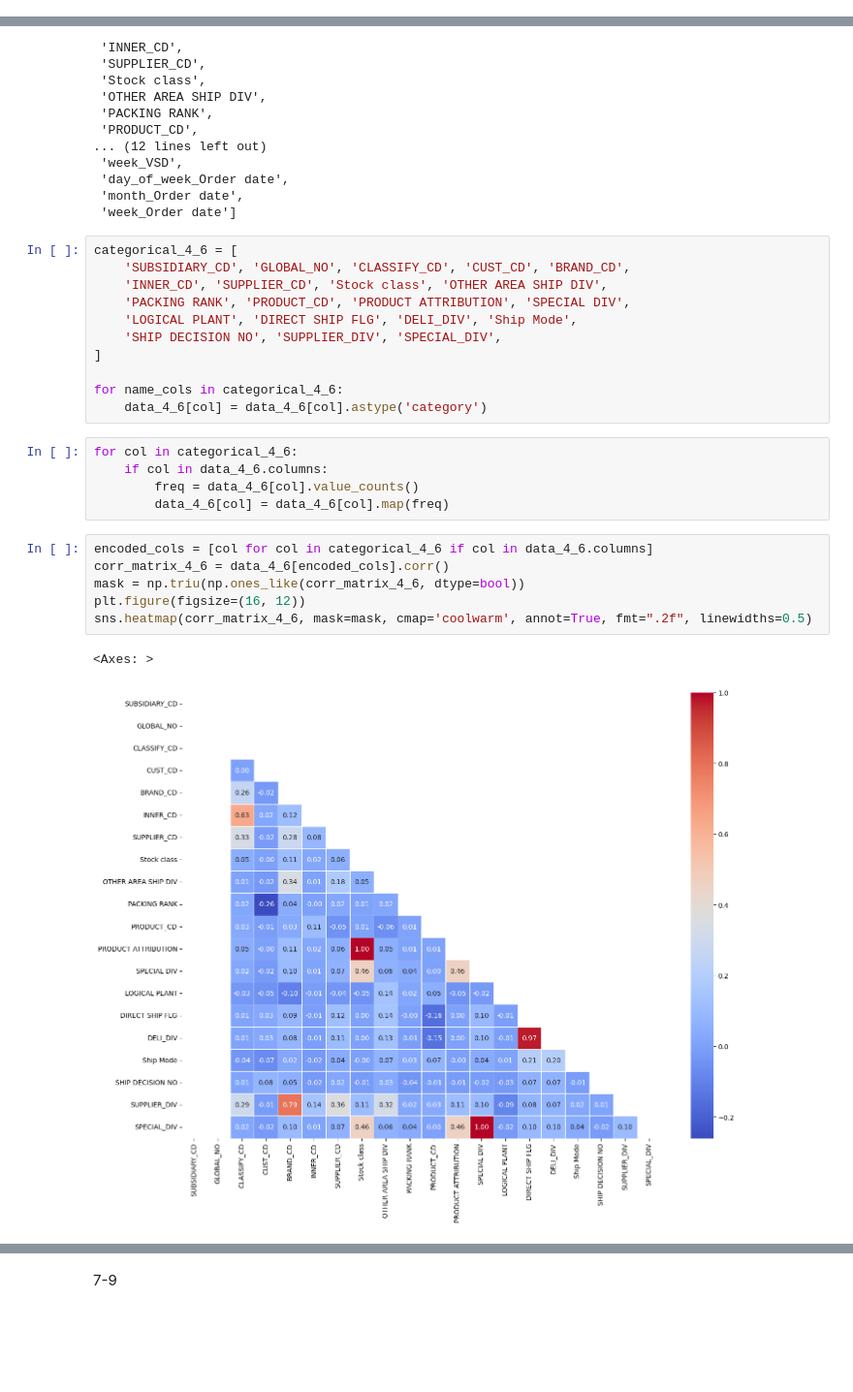
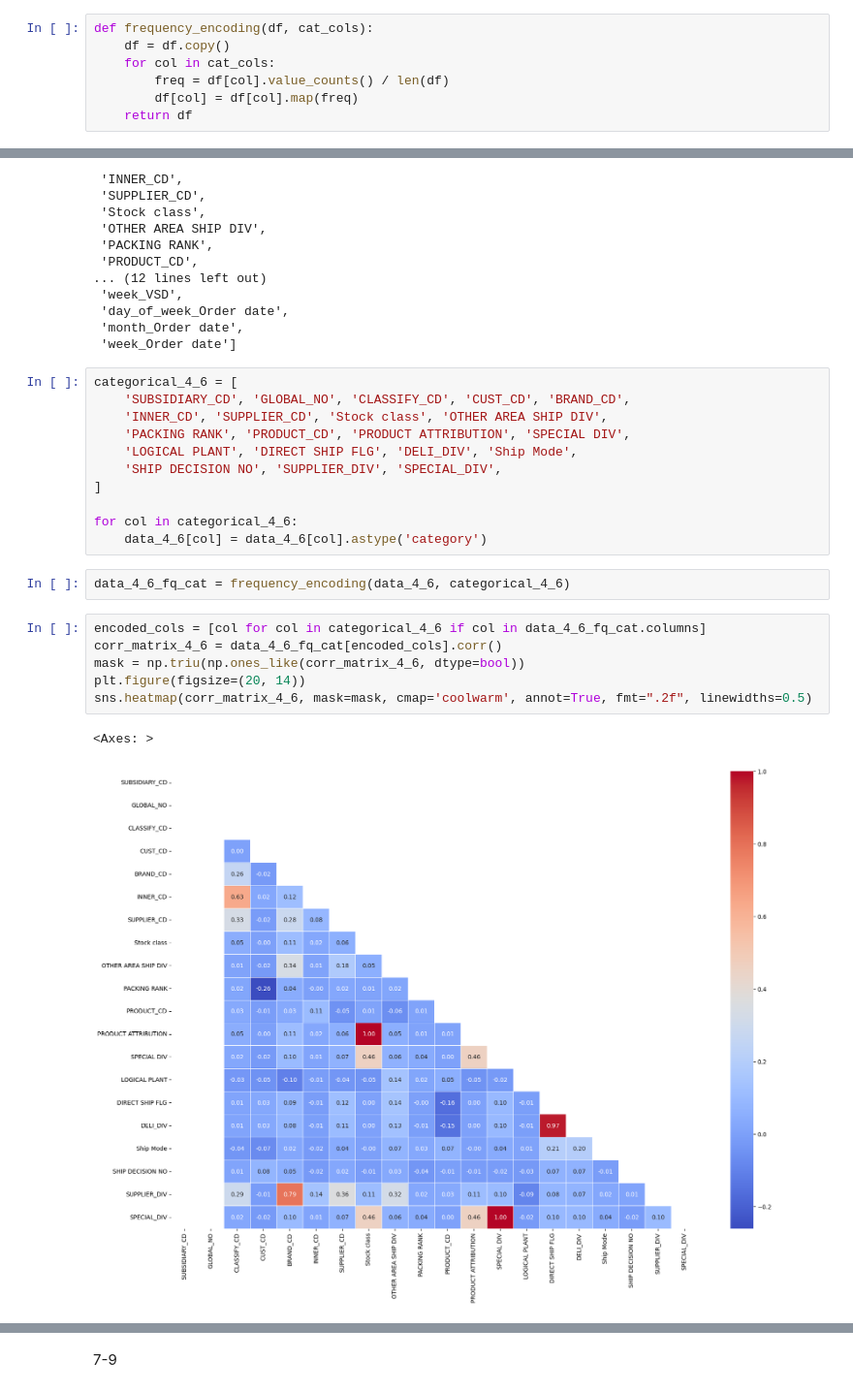
Before and after one commit to tuikhongtenbo/Python_ML, a Jupyter notebook: BaitapDS108/Lab 4/Lab 4.ipynb, the cells around one changed output, grey strips where cells are left out. Shown at 97% size. Drawn from its saved outputs; the diff is of its cells as text; blank space fills up the shorter version.

```diff
--- a/BaitapDS108/Lab 4/Lab 4.ipynb
+++ b/BaitapDS108/Lab 4/Lab 4.ipynb
@@ -655,6 +655,13 @@ len(data_7_9.columns)
 38
 # %% [markdown]
 #### Correlation of categorical features
+# %%
+def frequency_encoding(df, cat_cols):
+    df = df.copy()
+    for col in cat_cols:
+        freq = df[col].value_counts() / len(df)
+        df[col] = df[col].map(freq)
+    return df
 # %% [markdown]
 4-6
 # %%
@@ -688,20 +695,17 @@ categorical_4_6 = [
     'SHIP DECISION NO', 'SUPPLIER_DIV', 'SPECIAL_DIV',
 ]
 
-for name_cols in categorical_4_6:
+for col in categorical_4_6:
     data_4_6[col] = data_4_6[col].astype('category')
 # %%
-for col in categorical_4_6:
-    if col in data_4_6.columns:
-        freq = data_4_6[col].value_counts()
-        data_4_6[col] = data_4_6[col].map(freq)
+data_4_6_fq_cat = frequency_encoding(data_4_6, categorical_4_6)
 # %%
-encoded_cols = [col for col in categorical_4_6 if col in data_4_6.columns]
-corr_matrix_4_6 = data_4_6[encoded_cols].corr()
+encoded_cols = [col for col in categorical_4_6 if col in data_4_6_fq_cat.columns]
+corr_matrix_4_6 = data_4_6_fq_cat[encoded_cols].corr()
 mask = np.triu(np.ones_like(corr_matrix_4_6, dtype=bool))
-plt.figure(figsize=(16, 12))
+plt.figure(figsize=(20, 14))
 sns.heatmap(corr_matrix_4_6, mask=mask, cmap='coolwarm', annot=True, fmt=".2f", linewidths=0.5)
 # %% [output]
 <Axes: >
-[figure, old version]
+[figure, new version]
 # %%
```
Also changed, not shown: parts of 13 cells of this notebook.
